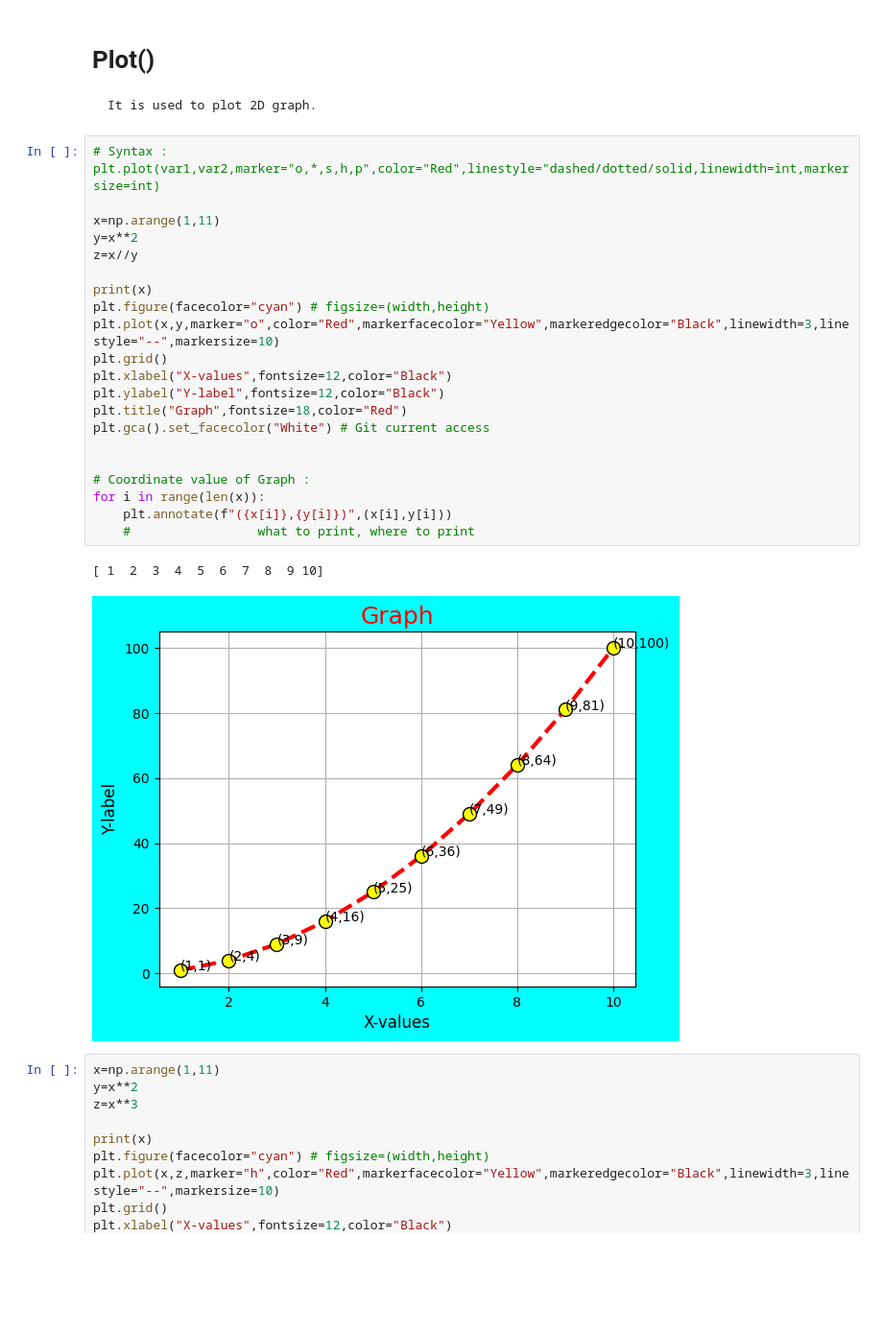
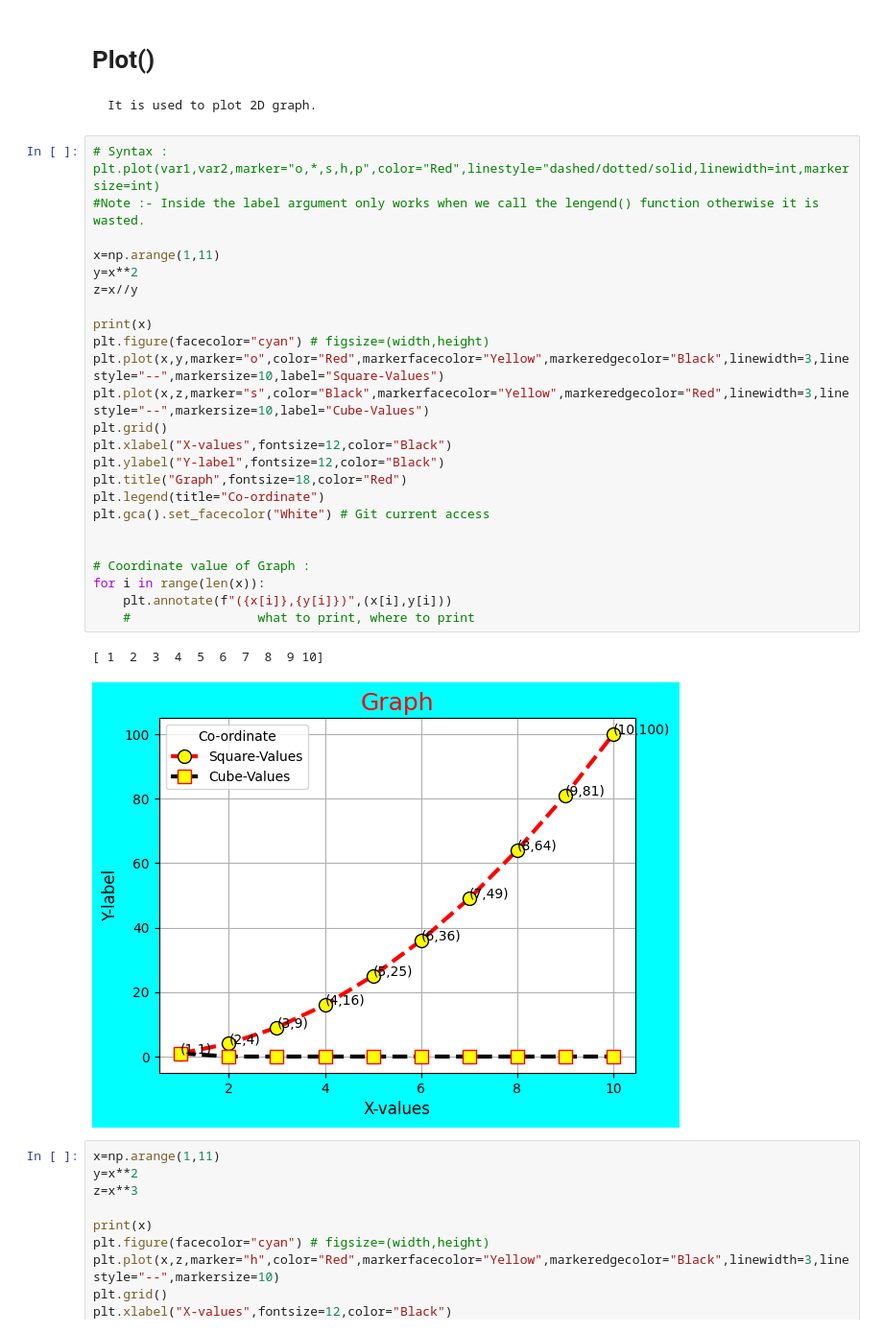
Before and after one commit to Amandeep006/QSPIDER-, a Jupyter notebook: pylab/mat.ipynb, the cells around one changed output. Shown at 96% size. Cells and saved outputs as stored; diff of their text form; blank space fills up the shorter version.

```diff
--- a/pylab/mat.ipynb
+++ b/pylab/mat.ipynb
@@ -18,28 +18,31 @@ import pandas as pd
     It is used to plot 2D graph.
 # %%
 # Syntax : plt.plot(var1,var2,marker="o,*,s,h,p",color="Red",linestyle="dashed/dotted/solid,linewidth=int,markersize=int)
+#Note :- Inside the label argument only works when we call the lengend() function otherwise it is wasted.
 
 x=np.arange(1,11)
 y=x**2
 z=x//y
 
 print(x)
 plt.figure(facecolor="cyan") # figsize=(width,height)
-plt.plot(x,y,marker="o",color="Red",markerfacecolor="Yellow",markeredgecolor="Black",linewidth=3,linestyle="--",markersize=10)
+plt.plot(x,y,marker="o",color="Red",markerfacecolor="Yellow",markeredgecolor="Black",linewidth=3,linestyle="--",markersize=10,label="Square-Values")
+plt.plot(x,z,marker="s",color="Black",markerfacecolor="Yellow",markeredgecolor="Red",linewidth=3,linestyle="--",markersize=10,label="Cube-Values")
 plt.grid()
 plt.xlabel("X-values",fontsize=12,color="Black")
 plt.ylabel("Y-label",fontsize=12,color="Black")
 plt.title("Graph",fontsize=18,color="Red")
+plt.legend(title="Co-ordinate")
 plt.gca().set_facecolor("White") # Git current access
 
 
 # Coordinate value of Graph :
 for i in range(len(x)):
     plt.annotate(f"({x[i]},{y[i]})",(x[i],y[i]))
     #                 what to print, where to print
 # %% [output]
 [ 1  2  3  4  5  6  7  8  9 10]
-[figure, old version]
+[figure, new version]
 # %%
 x=np.arange(1,11)
 y=x**2
```
Also changed, not shown: parts of 11 cells of this notebook, 5 other files.
